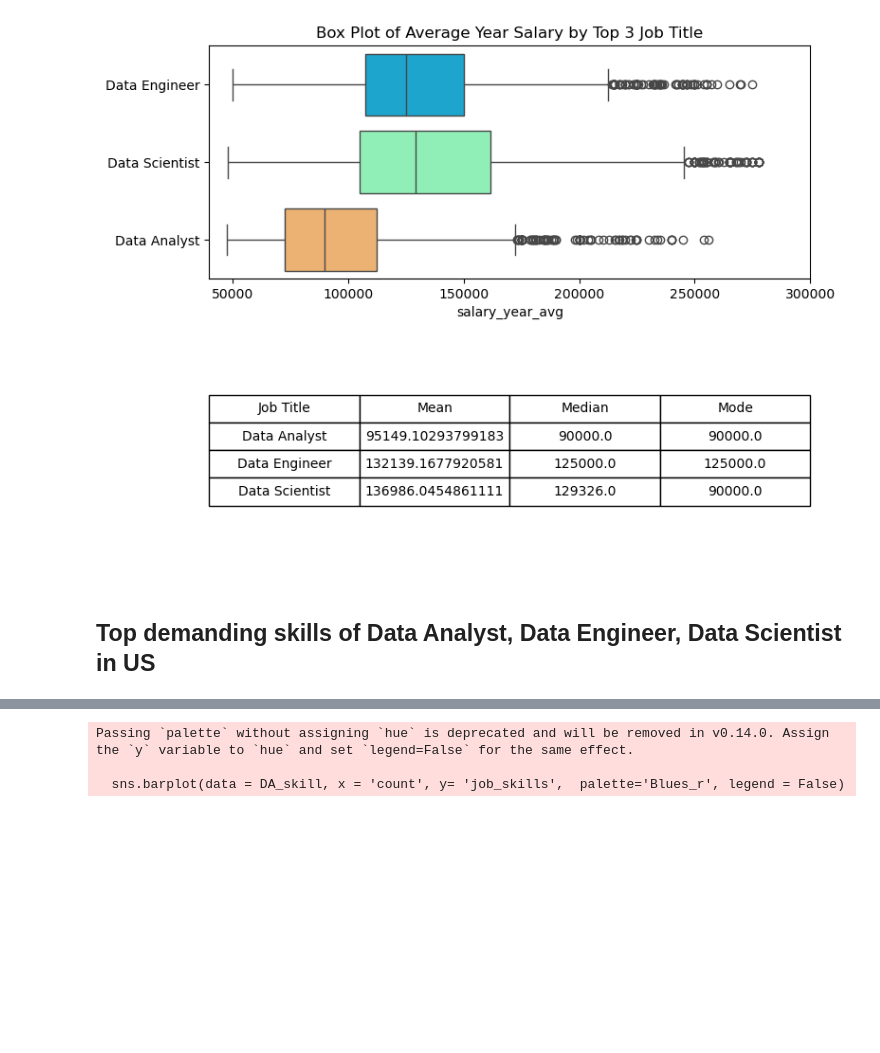
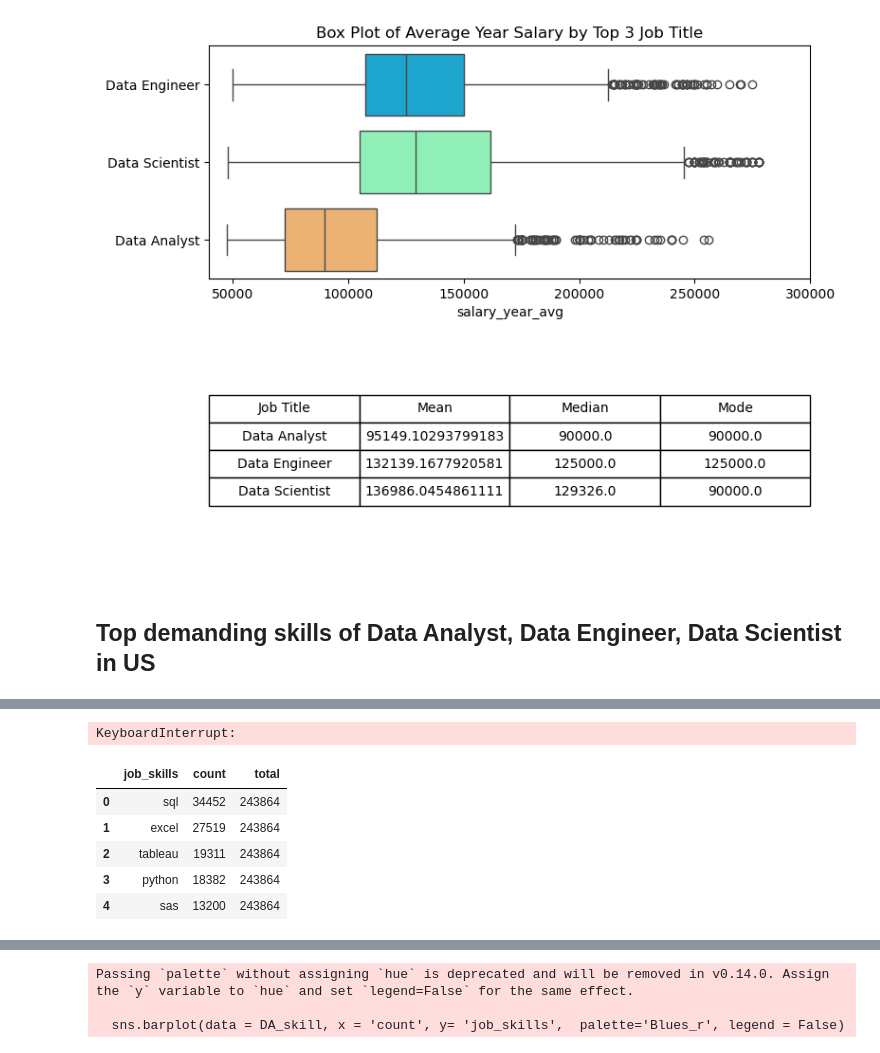
Before and after one commit to DiiNguyen/Job-Postings-Analysis, a Jupyter notebook: project_youtube/project.ipynb, the cells around one changed output, grey strips where cells are left out. Cells and saved outputs as stored; diff of their text form; code cells hidden in the pictures; blank space fills up the shorter version.

```diff
--- a/project_youtube/project.ipynb
+++ b/project_youtube/project.ipynb
@@ -265,4 +275,19 @@ df_top_3_exp = df_top_3.explode('job_skills')
 # %%
-DA_skill = df_top_3_exp.loc[df_top_3_exp['job_title_short'] == 'Data Analyst']['job_skills'].value_counts().nlargest(5)
-DE_skill = df_top_3_exp.loc[df_top_3_exp['job_title_short'] == 'Data Engineer']['job_skills'].value_counts().nlargest(5)
-DS_skill = df_top_3_exp.loc[df_top_3_exp['job_title_short'] == 'Data Scientist']['job_skills'].value_counts().nlargest(5)
+DA_skill = df_top_3_exp.loc[df_top_3_exp['job_title_short'] == 'Data Analyst']['job_skills'].value_counts().nlargest(5).reset_index()
+DE_skill = df_top_3_exp.loc[df_top_3_exp['job_title_short'] == 'Data Engineer']['job_skills'].value_counts().nlargest(5).reset_index()
+DS_skill = df_top_3_exp.loc[df_top_3_exp['job_title_short'] == 'Data Scientist']['job_skills'].value_counts().nlargest(5).reset_index()
+# %%
+DA_skill['total'] = df_top_3.loc[df_top_3['job_title_short'] == 'Data Analyst'].sum()
+DE_skill['total'] = df_top_3.loc[df_top_3['job_title_short'] == 'Data Engineer'].sum()
+DS_skill['total'] = df_top_3.loc[df_top_3['job_title_short'] == 'Data Scientist'].sum()
+# %% [output]
+KeyboardInterrupt:
+# %%
+DA_skill
+# %% [output]
+|  | job_skills | count | total |
+| 0 | sql | 34452 | 243864 |
+| 1 | excel | 27519 | 243864 |
+| 2 | tableau | 19311 | 243864 |
+| 3 | python | 18382 | 243864 |
+| 4 | sas | 13200 | 243864 |
```
Also changed, not shown: parts of 4 cells of this notebook, 2 other files.
